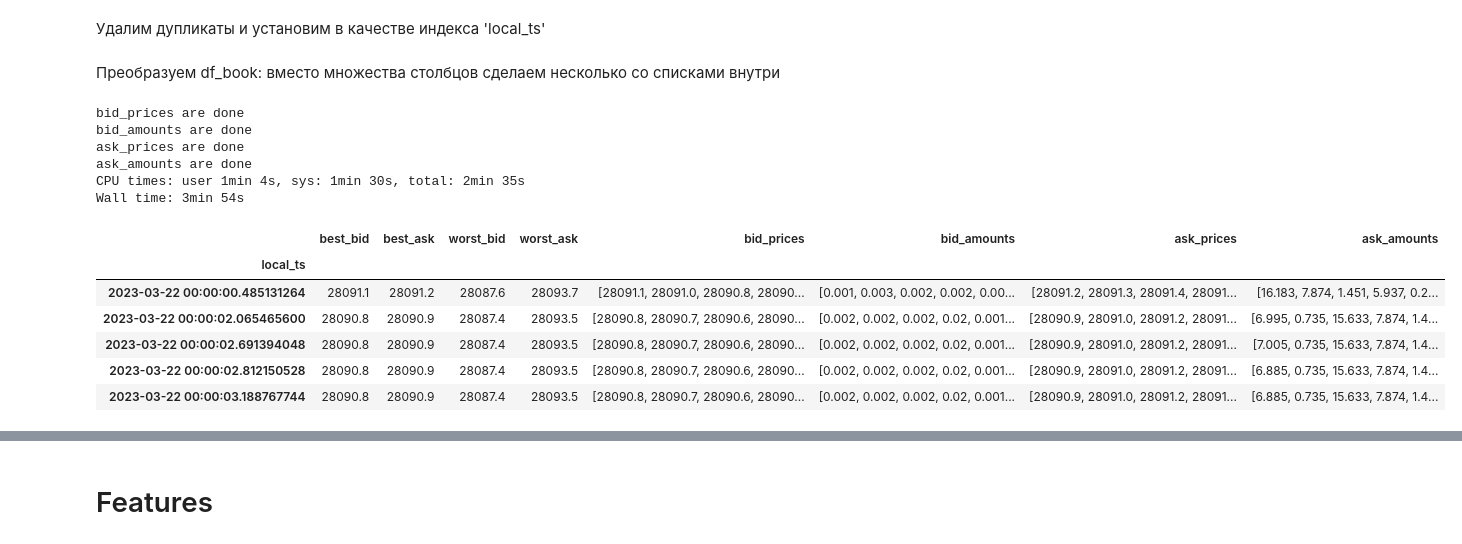
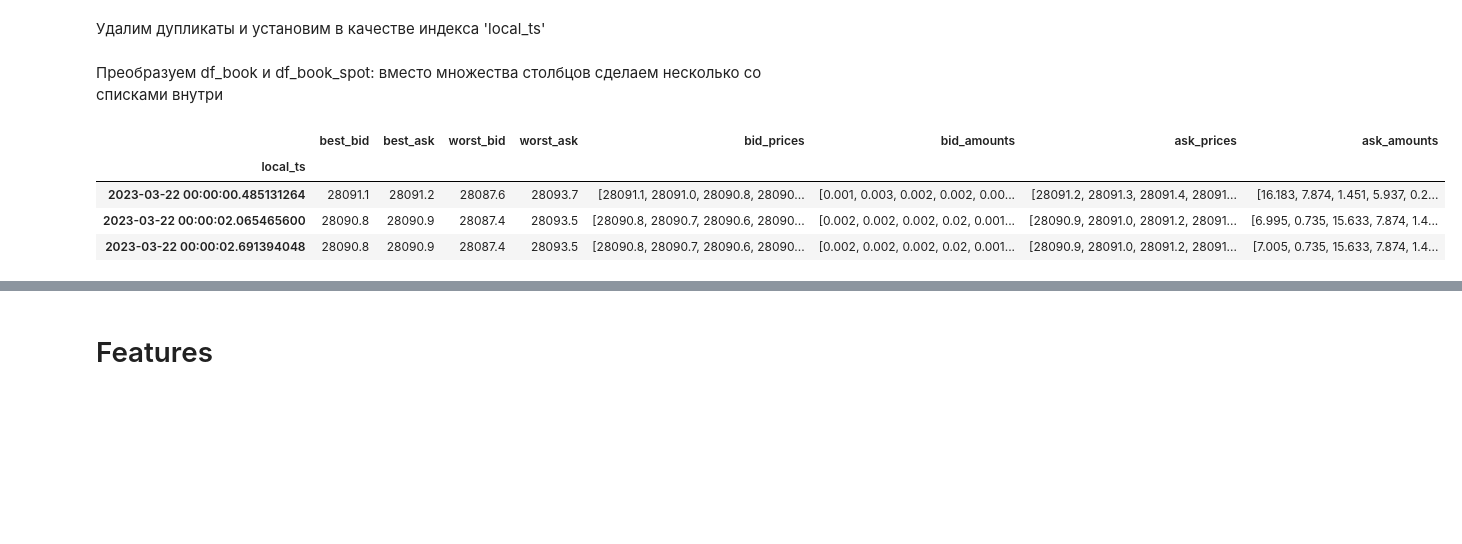
Before and after one commit to ESkripichnikov/market-prediction, a Jupyter notebook: get_features.ipynb, the cells around one changed output, grey strips where cells are left out. Cells and saved outputs as stored; diff of their text form; code cells hidden in the pictures; blank space fills up the shorter version.

```diff
--- a/get_features.ipynb
+++ b/get_features.ipynb
@@ -50,28 +67,22 @@ df_book = (
 # %% [markdown]
-Преобразуем df_book: вместо множества столбцов сделаем несколько со списками внутри
+Преобразуем df_book и df_book_spot: вместо множества столбцов сделаем несколько со списками внутри
-# %%
-df_book['best_bid'] = df_book['bids[0].price']
-df_book['best_ask'] = df_book['asks[0].price']
-df_book['worst_bid'] = df_book['bids[24].price']
-df_book['worst_ask'] = df_book['asks[24].price']
 # %%
-%%time
+for df_ in tqdm([df_book, df_book_spot]):
+    df_['best_bid'] = df_['bids[0].price']
+    df_['best_ask'] = df_['asks[0].price']
+    df_['worst_bid'] = df_['bids[24].price']
+    df_['worst_ask'] = df_['asks[24].price']
 
-filters = [('bid_prices', [f'bids[{i}].price' for i in range(0, 25)]),
-           ('bid_amounts', [f'bids[{i}].amount' for i in range(0, 25)]),
-           ('ask_prices', [f'asks[{i}].price' for i in range(0, 25)]),
-           ('ask_amounts', [f'asks[{i}].amount' for i in range(0, 25)])]
-for key, filt in filters:
-    df_book[key] = df_book[filt].values.tolist()
-    df_book.drop(columns=filt, inplace=True)
-    print(f'{key} are done')
+    filters = [('bid_prices', [f'bids[{i}].price' for i in range(0, 25)]),
+               ('bid_amounts', [f'bids[{i}].amount' for i in range(0, 25)]),
+               ('ask_prices', [f'asks[{i}].price' for i in range(0, 25)]),
+               ('ask_amounts', [f'asks[{i}].amount' for i in range(0, 25)])]
+    tqdm_filters = tqdm(filters)
+    for key, filt in tqdm_filters:
+        tqdm_filters.set_description(f'{key} are processing')
+
+        df_[key] = df_[filt].values.tolist()
+        df_.drop(columns=filt, inplace=True)
-# %% [output]
-bid_prices are done
-bid_amounts are done
-ask_prices are done
-ask_amounts are done
-CPU times: user 1min 4s, sys: 1min 30s, total: 2min 35s
-Wall time: 3min 54s
 # %%
 ## более универсальный способ сделать то, что сделано в предыдущей ячейке, но возможно более медленный
 
@@ -81,13 +92,11 @@ Wall time: 3min 54s
 #     df[key] = df.filter(regex=filt).values.tolist()
 #     df.drop(columns=df.filter(regex=filt).columns, inplace=True)
 # %%
-df_book.head()
+df_book.head(3)
 # %% [output]
 |  | best_bid | best_ask | worst_bid | worst_ask | bid_prices | bid_amounts | ask_prices | ask_amounts |
 | local_ts |  |  |  |  |  |  |  |  |
 | 2023-03-22 00:00:00.485131264 | 28091.1 | 28091.2 | 28087.6 | 28093.7 | [28091.1, 28091.0, 28090.8, 28090... | [0.001, 0.003, 0.002, 0.002, 0.00... | [28091.2, 28091.3, 28091.4, 28091... | [16.183, 7.874, 1.451, 5.937, 0.2... |
 | 2023-03-22 00:00:02.065465600 | 28090.8 | 28090.9 | 28087.4 | 28093.5 | [28090.8, 28090.7, 28090.6, 28090... | [0.002, 0.002, 0.002, 0.02, 0.001... | [28090.9, 28091.0, 28091.2, 28091... | [6.995, 0.735, 15.633, 7.874, 1.4... |
 | 2023-03-22 00:00:02.691394048 | 28090.8 | 28090.9 | 28087.4 | 28093.5 | [28090.8, 28090.7, 28090.6, 28090... | [0.002, 0.002, 0.002, 0.02, 0.001... | [28090.9, 28091.0, 28091.2, 28091... | [7.005, 0.735, 15.633, 7.874, 1.4... |
-| 2023-03-22 00:00:02.812150528 | 28090.8 | 28090.9 | 28087.4 | 28093.5 | [28090.8, 28090.7, 28090.6, 28090... | [0.002, 0.002, 0.002, 0.02, 0.001... | [28090.9, 28091.0, 28091.2, 28091... | [6.885, 0.735, 15.633, 7.874, 1.4... |
-| 2023-03-22 00:00:03.188767744 | 28090.8 | 28090.9 | 28087.4 | 28093.5 | [28090.8, 28090.7, 28090.6, 28090... | [0.002, 0.002, 0.002, 0.02, 0.001... | [28090.9, 28091.0, 28091.2, 28091... | [6.885, 0.735, 15.633, 7.874, 1.4... |
 # %% [markdown]
```
Also changed, not shown: parts of 55 cells of this notebook.
